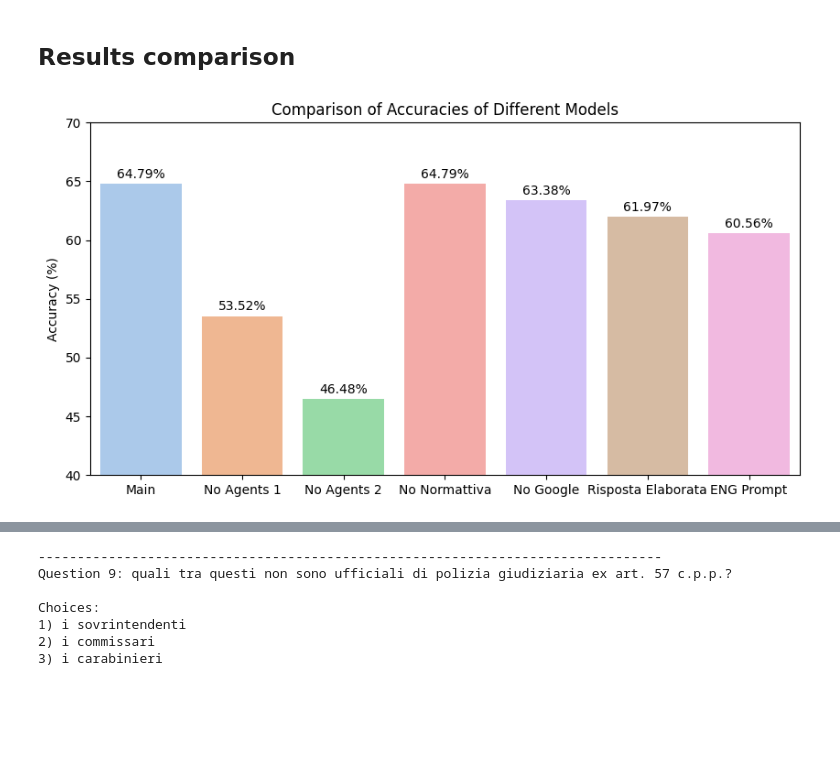
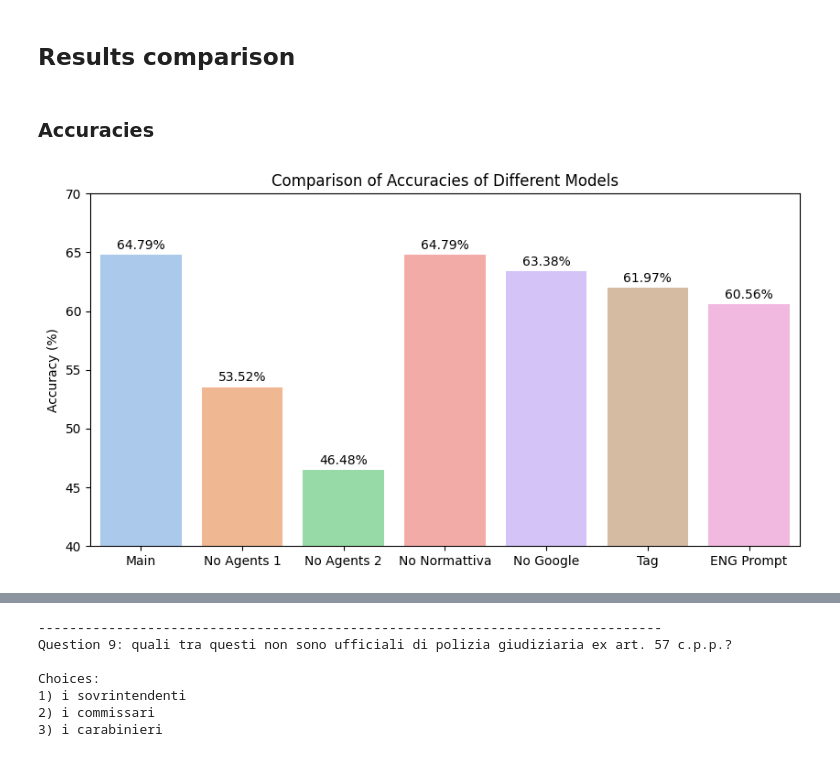
Before and after one commit to tancredibosi/LLM_Agents_Multiple-Choice_QA, a Jupyter notebook: software_and_data/Bosi_Multiple_Choice_QA.ipynb, the cells around one changed output, grey strips where cells are left out. Saved outputs shown, nothing was run; the diff lists cells and outputs as text; code cells hidden in the pictures; blank space fills up the shorter version.

```diff
--- a/software_and_data/Bosi_Multiple_Choice_QA.ipynb
+++ b/software_and_data/Bosi_Multiple_Choice_QA.ipynb
@@ -1467,27 +1472,29 @@ Total accuracy: 60.56%
 [figure]
 # %% [markdown]
 ## Results comparison
+# %% [markdown]
+### Accuracies
 # %%
 dataframes = [df_main, df_no_agents_1, df_no_agents_2, df_no_normattiva, df_no_google, df_risposta_elaborata, df_ENG]
 accuracies = [accuracy_main, accuracy_no_agents_1, accuracy_no_agents_2, accuracy_no_normattiva, accuracy_no_google, accuracy_risposta_elaborata, accuracy_ENG]
-labels = ['Main', 'No Agents 1', 'No Agents 2', 'No Normattiva', 'No Google', 'Risposta Elaborata', 'ENG Prompt']
+labels = ['Main', 'No Agents 1', 'No Agents 2', 'No Normattiva', 'No Google', 'Tag', 'ENG Prompt']
 
 def compare_accuracies(accuracies, labels=None):
     """
     Compare the accuracies of different models and visualize the results.
     """
     plt.figure(figsize=(10, 5))
     ax = sns.barplot(x=labels, y=accuracies, hue=labels, palette='pastel')
 
     # Annotate accuracy numbers on top of each bar
     for i, v in enumerate(accuracies):
         ax.text(i, v + 0.5, f"{v:.2f}%", color='black', ha='center')
 
     plt.title('Comparison of Accuracies of Different Models')
     plt.ylabel('Accuracy (%)')
     plt.ylim(40, 70)
     plt.show()
 
 compare_accuracies(accuracies, labels)
 # %% [output]
-[figure, old version]
+[figure, new version]
```
Also changed, not shown: parts of 25 cells of this notebook.
